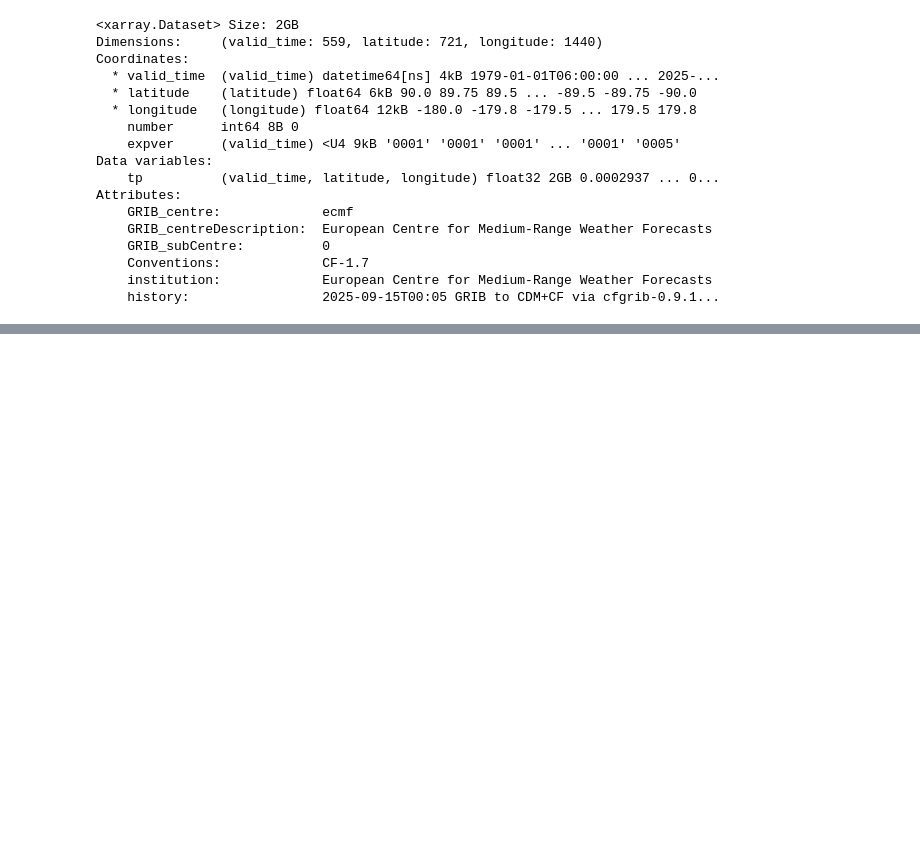
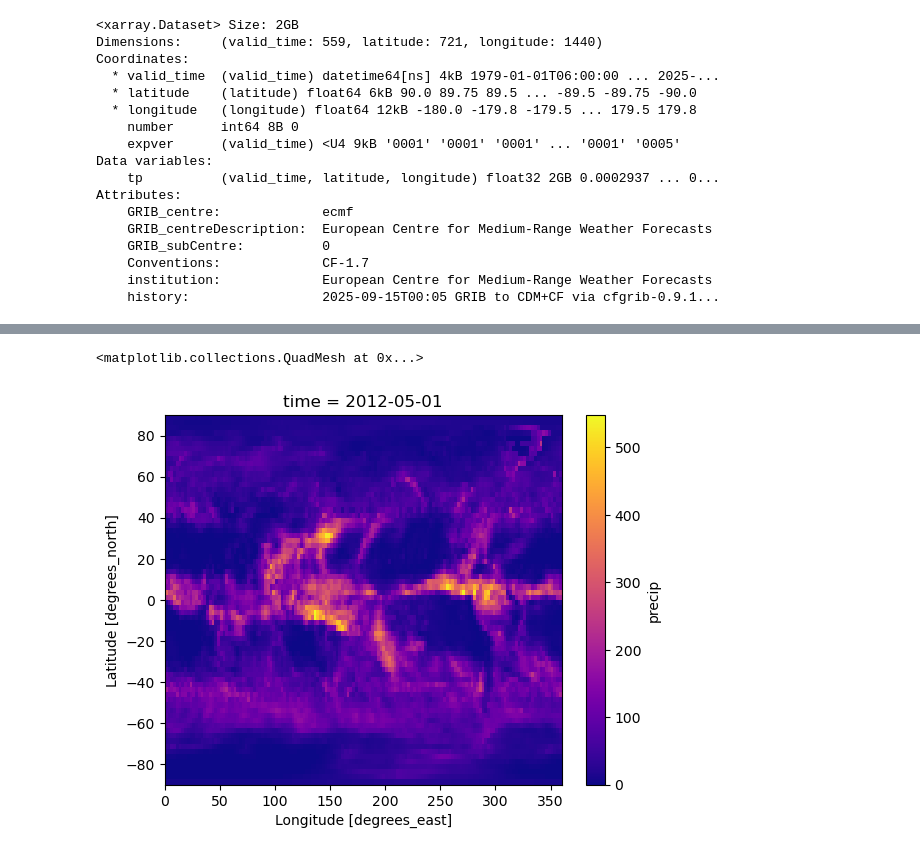
Before and after one commit to SheryarC/CLIM-680-Class-Project, a Jupyter notebook: Dataset Prep and Interpolation.ipynb, the cells around one changed output, grey strips where cells are left out. Saved outputs shown, nothing was run; the diff lists cells and outputs as text; code cells hidden in the pictures; blank space fills up the shorter version.

```diff
--- a/Dataset Prep and Interpolation.ipynb
+++ b/Dataset Prep and Interpolation.ipynb
@@ -128,0 +158,5 @@ del ERA5
+# %%
+# Multiply all the values in GPCP by the number of days in the month according to their date values:
+gpcp['precip'] = gpcp['precip'] * gpcp['precip'].time.dt.daysinmonth
+
+gpcp['precip']
@@ -190,0 +310,6 @@ era5_interp.to_netcdf('era5.nc')
+# %%
+# Double-check to make sure two timesteps in our datasets look comparable:
+gpcp['precip'][400].plot(cmap='plasma')
+# %% [output]
+<matplotlib.collections.QuadMesh at 0x...>
+[figure, added]
```
Also changed, not shown: parts of 18 cells of this notebook, 4 other files.
